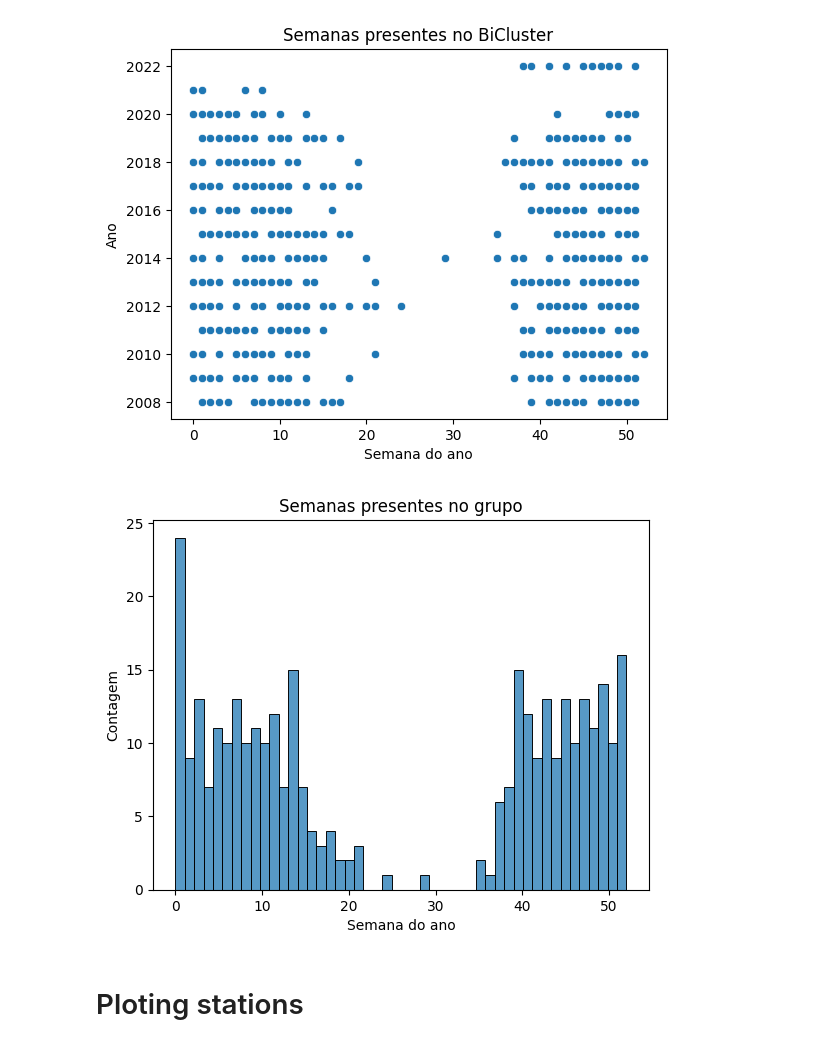
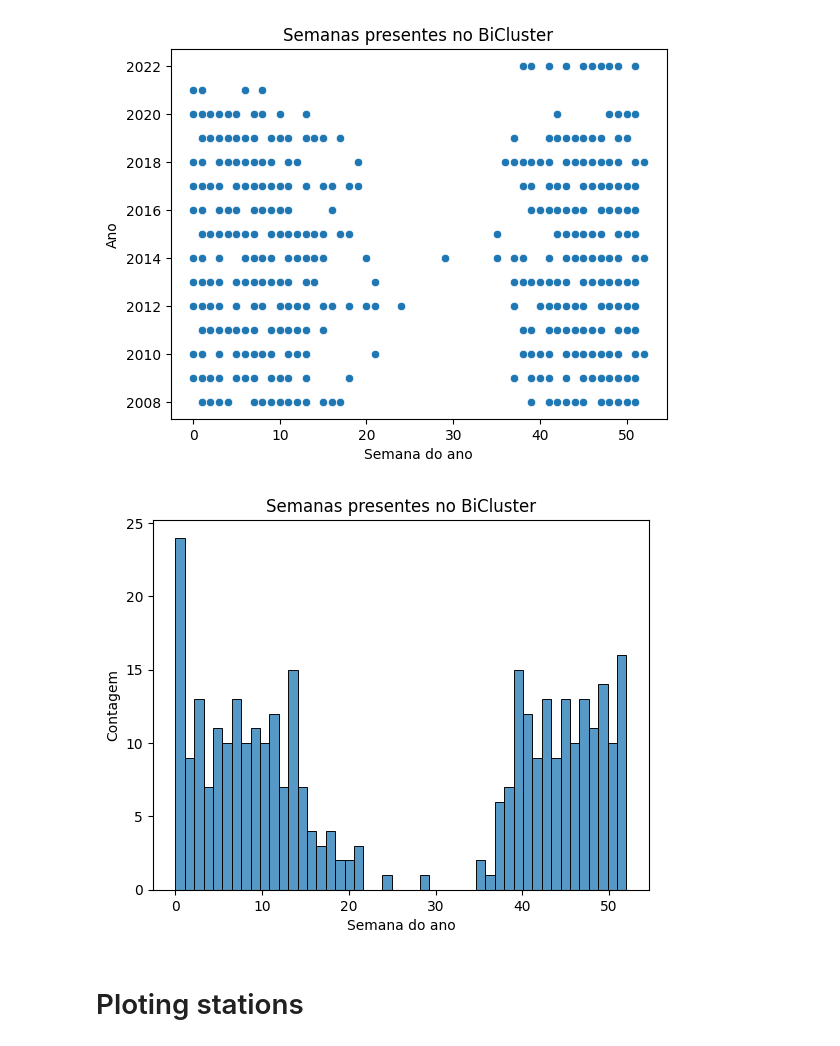
Before and after one commit to davilbs/TP_MDA, a Jupyter notebook: notebooks/5-dsc-weekly-nclusterbox-10-threshold.ipynb, the cells around one changed output. Cells and saved outputs as stored; diff of their text form; code cells hidden in the pictures.

```diff
--- a/notebooks/5-dsc-weekly-nclusterbox-10-threshold.ipynb
+++ b/notebooks/5-dsc-weekly-nclusterbox-10-threshold.ipynb
@@ -96,12 +96,12 @@ plt.show()
 # %%
 sns.histplot(dates_per_itemset_df, x='semana_do_ano', bins= 48)
 plt.xlabel("Semana do ano")
 plt.ylabel("Contagem")
-plt.title("Semanas presentes no grupo")
+plt.title("Semanas presentes no BiCluster")
 plt.savefig("assets/semanas_no_grupo_hist.png")
 plt.show()
 # %% [output]
-[figure, old version]
+[figure, new version]
 # %% [markdown]
 # Ploting stations
 # %%
```
Also changed, not shown: parts of 1 cell of this notebook, 1 other file.
